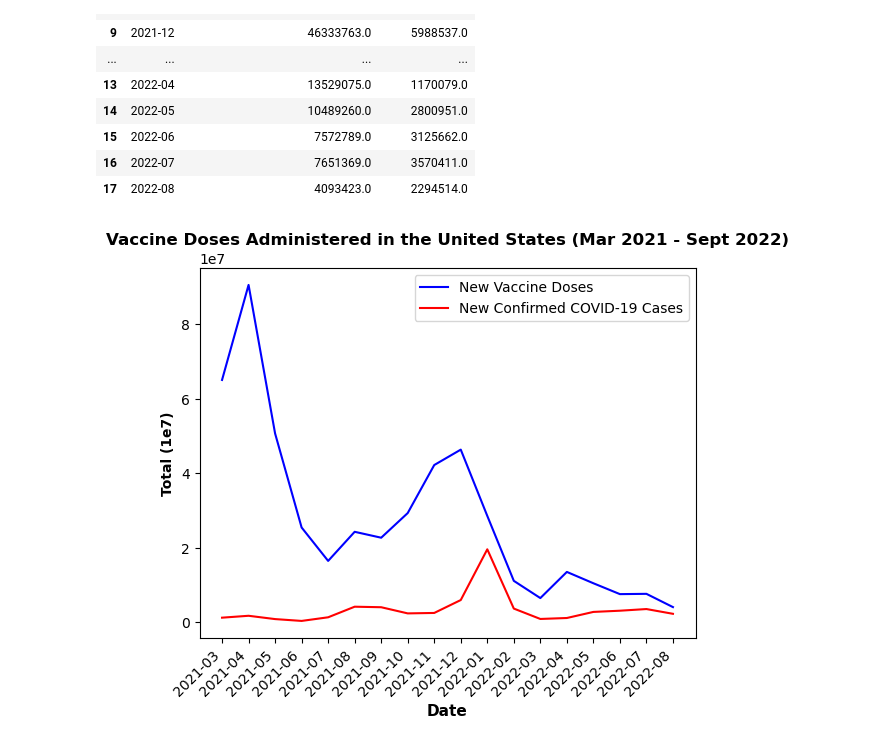
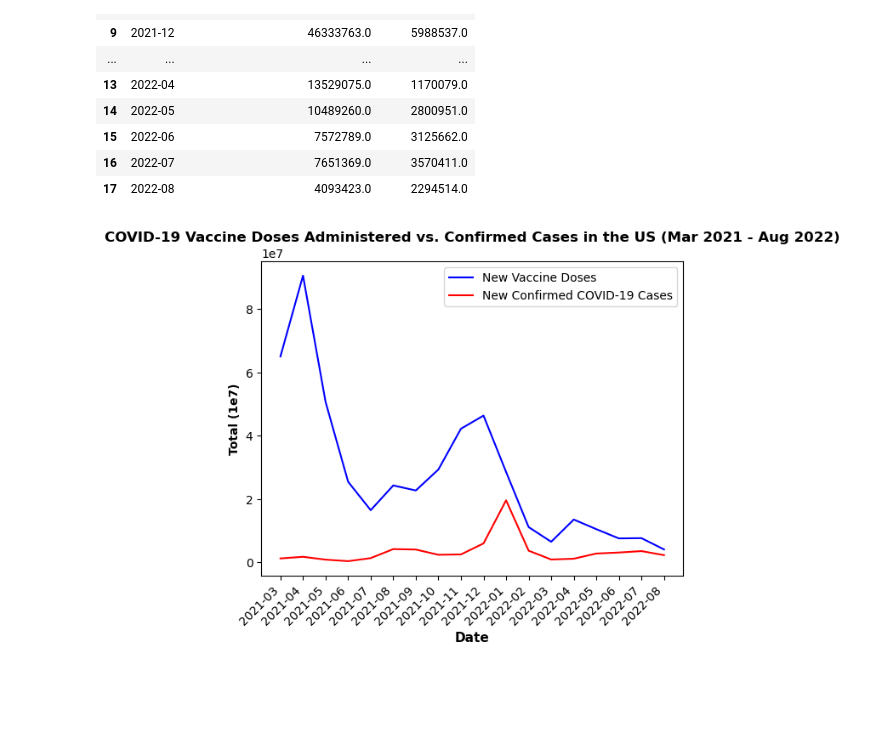
Before and after one commit to tinalina1003/Project1-Group4, a Jupyter notebook: Camille/Time Series Analysis for Time vs Vaccination Rates.ipynb, the cells around one changed output. Saved outputs shown, nothing was run; the diff lists cells and outputs as text; code cells hidden in the pictures; blank space fills up the shorter version.

```diff
--- a/Camille/Time Series Analysis for Time vs Vaccination Rates.ipynb
+++ b/Camille/Time Series Analysis for Time vs Vaccination Rates.ipynb
@@ -295,26 +297,27 @@ vaccine_infection_df
 # %%
 # PLOTTING THE TIME SERIES
 vaccine_infection_line = plt.plot(vaccine_infection_df['date_str'], vaccine_infection_df['new_vaccine_doses_administered'], color="blue")
 vaccine_infection_line = plt.plot(vaccine_infection_df['date_str'], vaccine_infection_df['new_confirmed'], color="red")
 
 #title
-plt.title('COVID-19 Vaccine Doses Administered vs. Confirmed Cases in the US (Mar 2021 - Aug 2022)')
-plt.title('Vaccine Doses Administered in the United States (Mar 2021 - Aug 2022)', fontweight='bold')
+plt.title('COVID-19 Vaccines Administered vs. Confirmed Cases in the US (Mar 2021 - Aug 2022)')
+plt.title('COVID-19 Vaccine Doses Administered vs. Confirmed Cases in the US (Mar 2021 - Aug 2022)', fontweight='bold')
 
 # x axis label
 plt.xlabel('Date')
 plt.xlabel('Date', fontweight='bold')
 plt.xlabel('Date', fontsize=11)
 plt.xticks(vaccine_infection_df['date_str'], rotation=45, ha='right')
 
 # y axis label
 plt.ylabel('Total (1e7)')
 plt.ylabel('Total (1e7)', fontweight='bold')
 
 
 # legend
 plt.legend(["New Vaccine Doses", "New Confirmed COVID-19 Cases"])
 
+plt.savefig('Vaccine Doses vs Confirmed Cases')
 plt.show()
 # %% [output]
-[figure, old version]
+[figure, new version]
```
Also changed, not shown: parts of 6 cells of this notebook, 6 other files.
